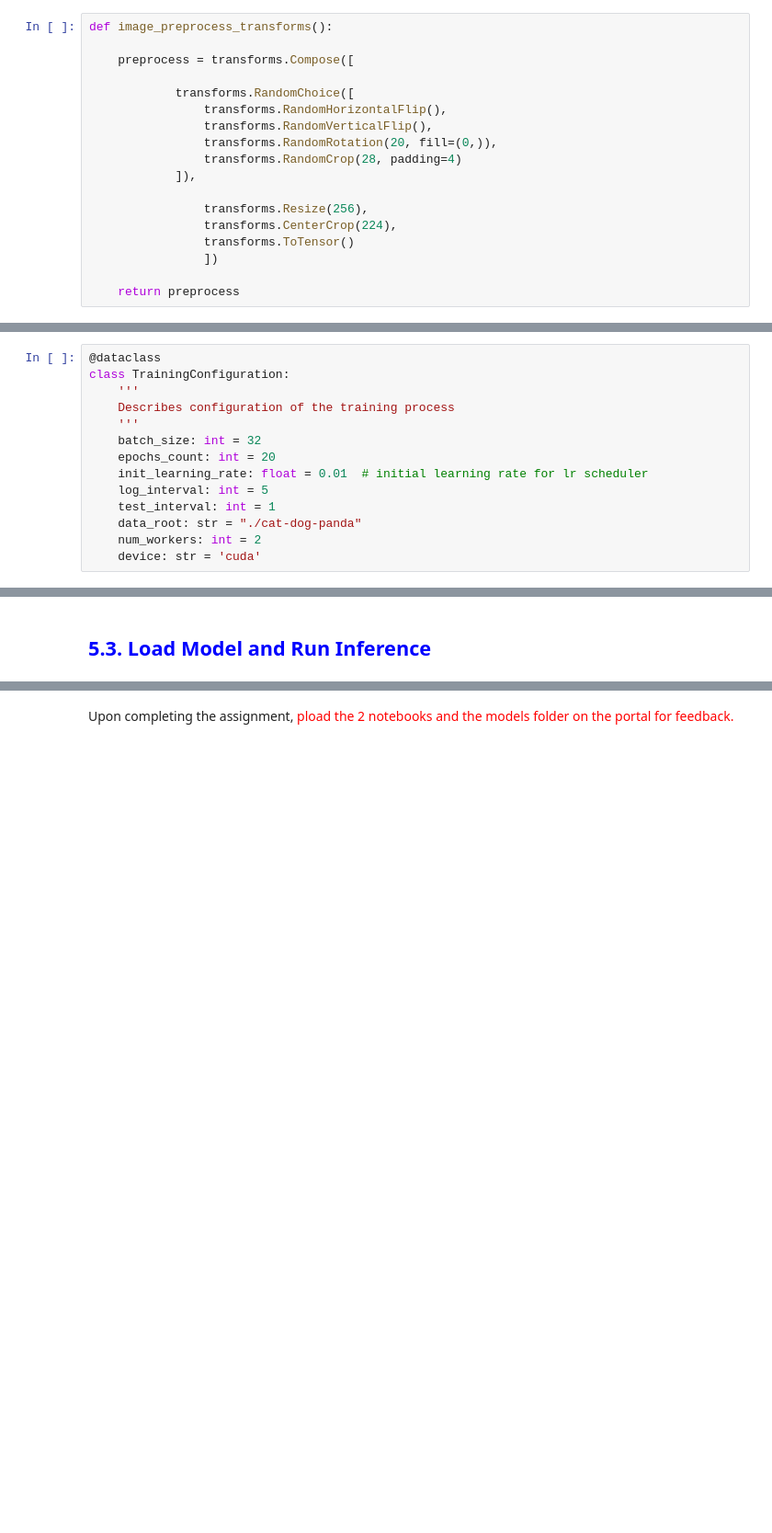
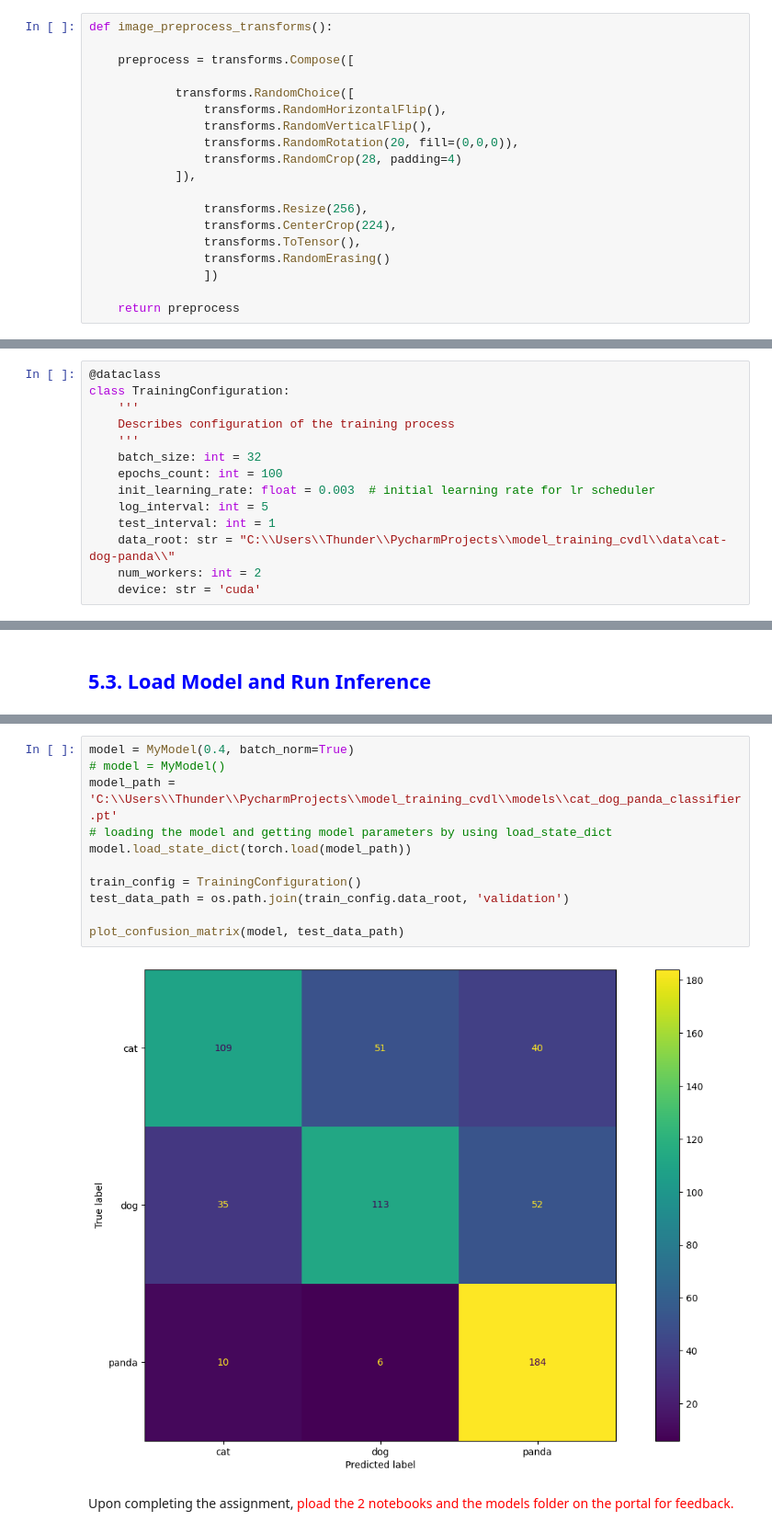
Before and after one commit to AbdullahMansoor123/model_training_cvdl, a Jupyter notebook: dojo_Training_from_scratch.ipynb, the cells around one changed output, grey strips where cells are left out. Shown at 92% size. Saved outputs shown, nothing was run; the diff lists cells and outputs as text; blank space fills up the shorter version.

Commit message:
initial commit

```diff
--- a/dojo_Training_from_scratch.ipynb
+++ b/dojo_Training_from_scratch.ipynb
@@ -111,13 +92,14 @@ def image_preprocess_transforms():
             transforms.RandomChoice([
                 transforms.RandomHorizontalFlip(),
                 transforms.RandomVerticalFlip(),
-                transforms.RandomRotation(20, fill=(0,)),
+                transforms.RandomRotation(20, fill=(0,0,0)),
                 transforms.RandomCrop(28, padding=4)
             ]),
 
                 transforms.Resize(256),
                 transforms.CenterCrop(224),
-                transforms.ToTensor()
+                transforms.ToTensor(),
+                transforms.RandomErasing()
                 ])
 
     return preprocess
@@ -225,10 +209,10 @@ class TrainingConfiguration:
     Describes configuration of the training process
     '''
     batch_size: int = 32
-    epochs_count: int = 20
-    init_learning_rate: float = 0.01  # initial learning rate for lr scheduler
+    epochs_count: int = 100
+    init_learning_rate: float = 0.003  # initial learning rate for lr scheduler
     log_interval: int = 5
     test_interval: int = 1
-    data_root: str = "./cat-dog-panda"
+    data_root: str = "C:\\Users\\Thunder\\PycharmProjects\\model_training_cvdl\\data\cat-dog-panda\\"
     num_workers: int = 2
     device: str = 'cuda'
@@ -800,2 +877,15 @@ The output should resemble this:
+# %%
+model = MyModel(0.4, batch_norm=True)
+# model = MyModel()
+model_path = 'C:\\Users\\Thunder\\PycharmProjects\\model_training_cvdl\\models\\cat_dog_panda_classifier.pt'
+# loading the model and getting model parameters by using load_state_dict
+model.load_state_dict(torch.load(model_path))
+
+train_config = TrainingConfiguration()
+test_data_path = os.path.join(train_config.data_root, 'validation')
+
+plot_confusion_matrix(model, test_data_path)
+# %% [output]
+[figure, added]
 # %% [markdown]
 Upon completing the assignment,  <font style="color:red">pload the 2 notebooks and the models folder on the portal for feedback.</font>
```
Also changed, not shown: parts of 17 cells of this notebook, 2 other files.
